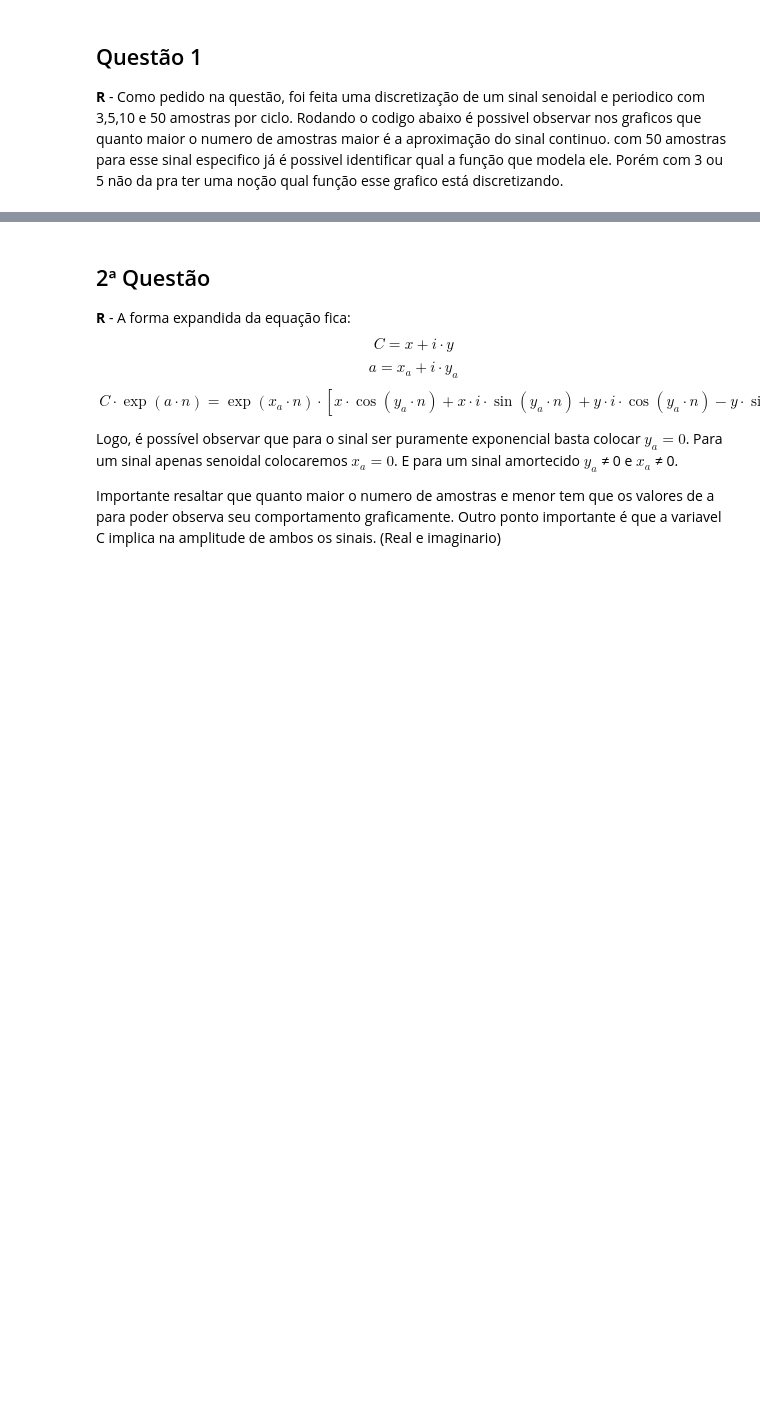
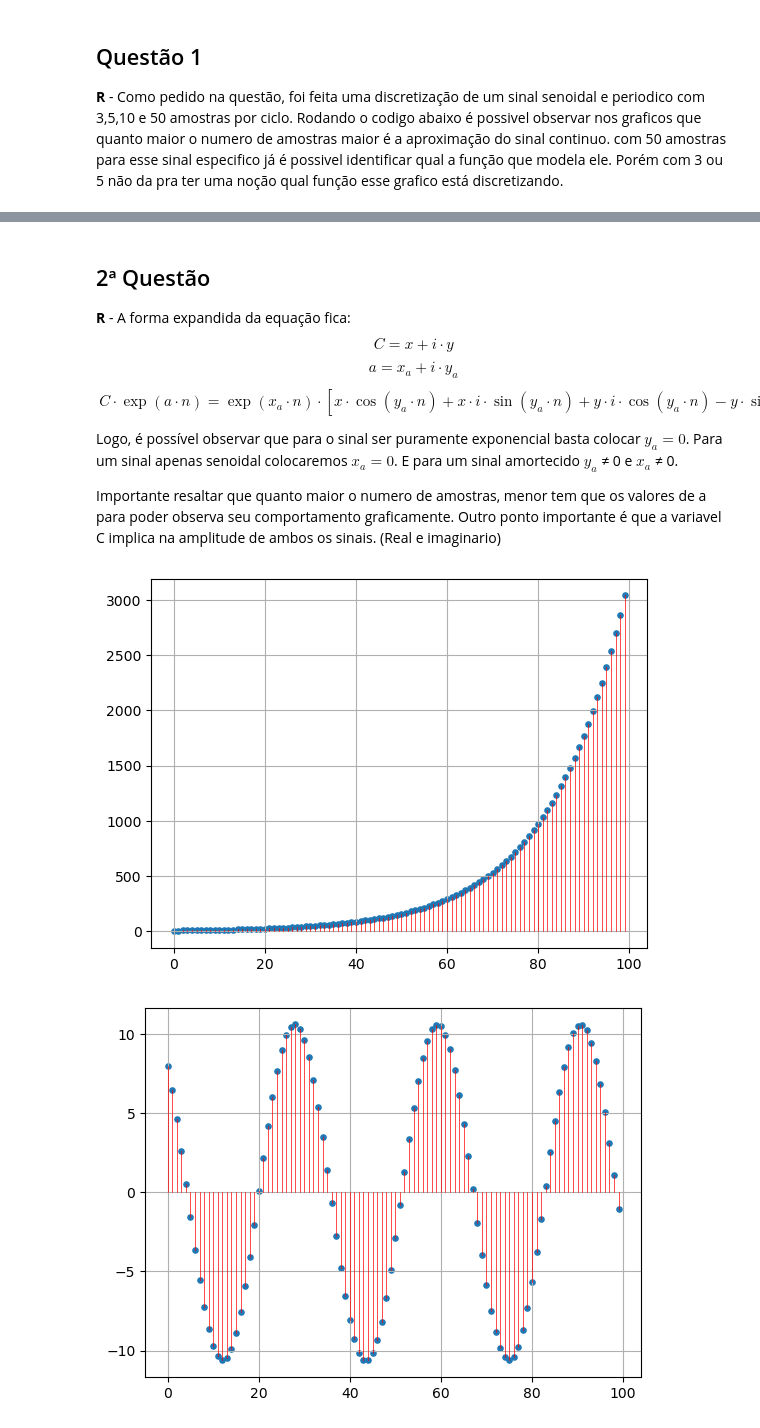
Before and after one commit to abrxao/faculdade, a Jupyter notebook: semestre_4/sinais_e_sistemas/atividade_1.ipynb, the cells around one changed output, grey strips where cells are left out. Cells and saved outputs as stored; diff of their text form; code cells hidden in the pictures; blank space fills up the shorter version.

```diff
--- a/semestre_4/sinais_e_sistemas/atividade_1.ipynb
+++ b/semestre_4/sinais_e_sistemas/atividade_1.ipynb
@@ -33,25 +38,28 @@ $$
 
 Logo, é possível observar que para o sinal ser puramente exponencial basta colocar $y_a = 0$. Para um sinal apenas senoidal colocaremos $x_a = 0$. E para um sinal amortecido $y_a$ &ne; 0 e $x_a$ &ne; 0.
 
-Importante resaltar que quanto maior o numero de amostras e  menor tem que os valores de a para poder observa seu comportamento graficamente. Outro ponto importante é que a variavel C implica na amplitude de ambos os sinais. (Real e imaginario)
+Importante resaltar que quanto maior o numero de amostras, menor tem que os valores de a para poder observa seu comportamento graficamente. Outro ponto importante é que a variavel C implica na amplitude de ambos os sinais. (Real e imaginario)
 # %%
 import numpy as np
-C = complex(3,2)
+C = complex(8,7)
 a_exp = complex(.06,0)
 a_osc = complex(0,.2)
-a_amortecido = complex(-.04,.4)
+a_amortecido = complex(-.05,.4)
 
 v_abc = [(C,a_exp),(C,a_osc),(C,a_amortecido)]
 
 y=[]
 num_de_amostras = 100
 for tuple in v_abc:
     C,a = tuple
     for n in range(num_de_amostras):
         y.append(C* np.exp(a*n))
-    plt.scatter(range(len(np.real(y))),y, s=14)
+    plt.scatter(range(len(y)),np.real(y), s=14)
     for i in range(len(y)):
         plt.plot([i, i], [y[i], 0], color='r', linewidth=0.5)
     plt.grid(True)
     plt.show()
     y.clear()
+# %% [output]
+[figure, added]
+[figure, added]
```
Also changed, not shown: parts of 8 cells of this notebook.
